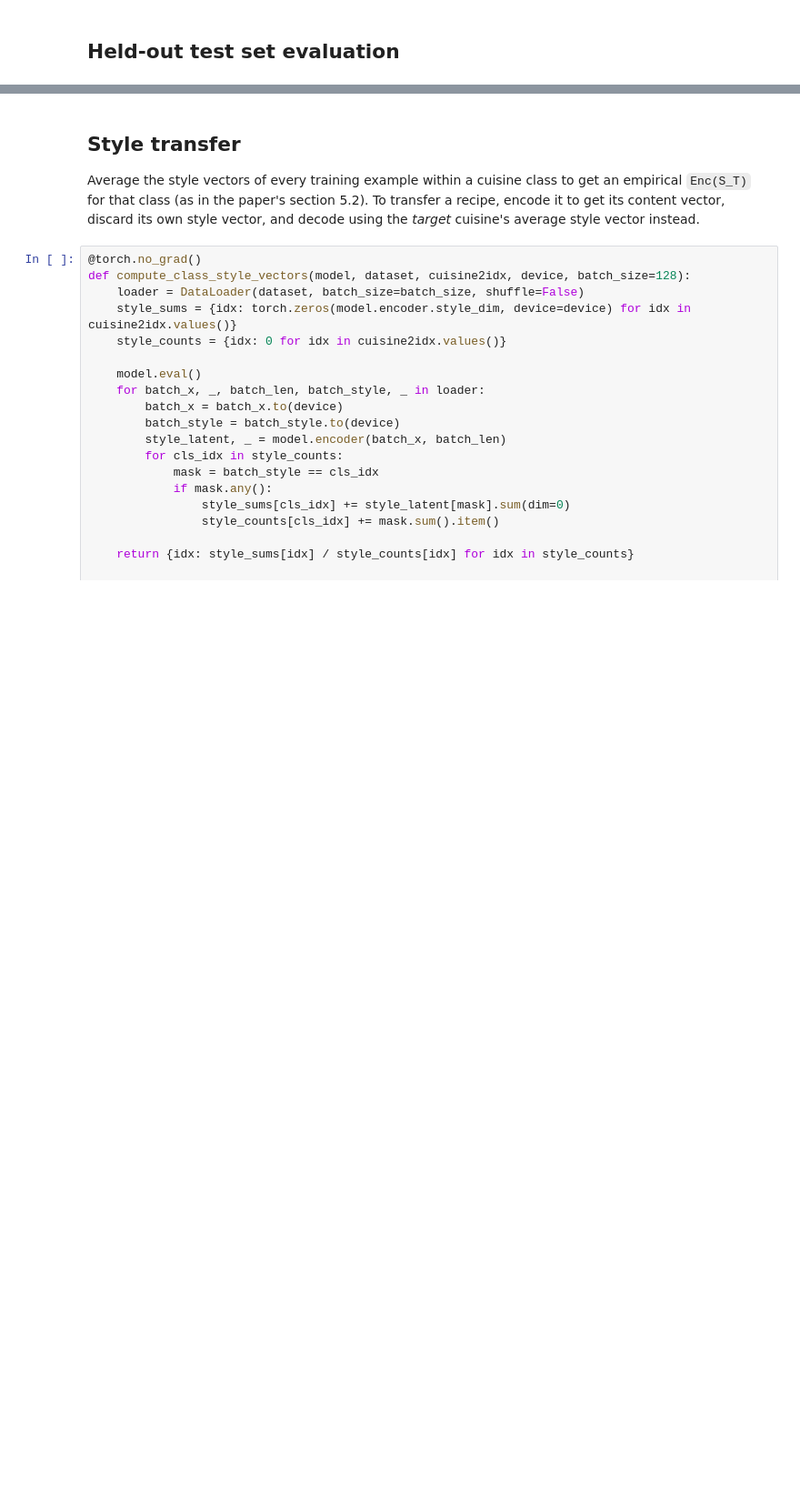
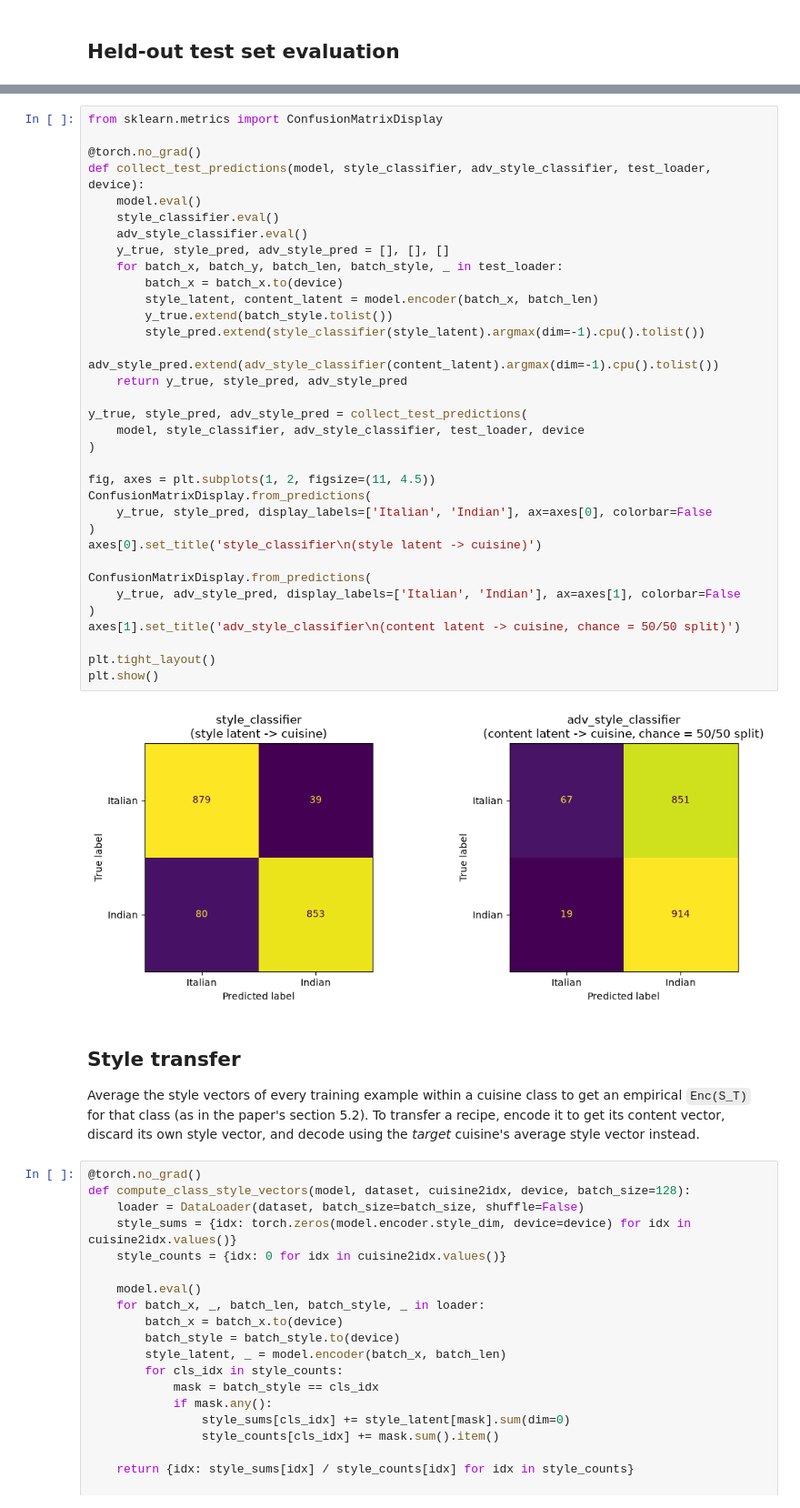
Before and after one commit to jelena3160/deepCuisineTransfer, a Jupyter notebook: 02_model.ipynb, the cells around one changed output, grey strips where cells are left out. Shown at 91% size. Drawn from its saved outputs; the diff is of its cells as text; blank space fills up the shorter version.

Commit message:
added early stop and confusion matrixes and stuff

```diff
--- a/02_model.ipynb
+++ b/02_model.ipynb
@@ -557,3 +635,39 @@ print(f'test adv_style_clf accuracy (content latent -> cuisine, chance = 0.5): {
+# %%
+from sklearn.metrics import ConfusionMatrixDisplay
+
+@torch.no_grad()
+def collect_test_predictions(model, style_classifier, adv_style_classifier, test_loader, device):
+    model.eval()
+    style_classifier.eval()
+    adv_style_classifier.eval()
+    y_true, style_pred, adv_style_pred = [], [], []
+    for batch_x, batch_y, batch_len, batch_style, _ in test_loader:
+        batch_x = batch_x.to(device)
+        style_latent, content_latent = model.encoder(batch_x, batch_len)
+        y_true.extend(batch_style.tolist())
+        style_pred.extend(style_classifier(style_latent).argmax(dim=-1).cpu().tolist())
+        adv_style_pred.extend(adv_style_classifier(content_latent).argmax(dim=-1).cpu().tolist())
+    return y_true, style_pred, adv_style_pred
+
+y_true, style_pred, adv_style_pred = collect_test_predictions(
+    model, style_classifier, adv_style_classifier, test_loader, device
+)
+
+fig, axes = plt.subplots(1, 2, figsize=(11, 4.5))
+ConfusionMatrixDisplay.from_predictions(
+    y_true, style_pred, display_labels=['Italian', 'Indian'], ax=axes[0], colorbar=False
+)
+axes[0].set_title('style_classifier\n(style latent -> cuisine)')
+
+ConfusionMatrixDisplay.from_predictions(
+    y_true, adv_style_pred, display_labels=['Italian', 'Indian'], ax=axes[1], colorbar=False
+)
+axes[1].set_title('adv_style_classifier\n(content latent -> cuisine, chance = 50/50 split)')
+
+plt.tight_layout()
+plt.show()
+# %% [output]
+[figure, added]
 # %% [markdown]
 ## Style transfer
 
```
Also changed, not shown: parts of 20 cells of this notebook, 10 other files.
